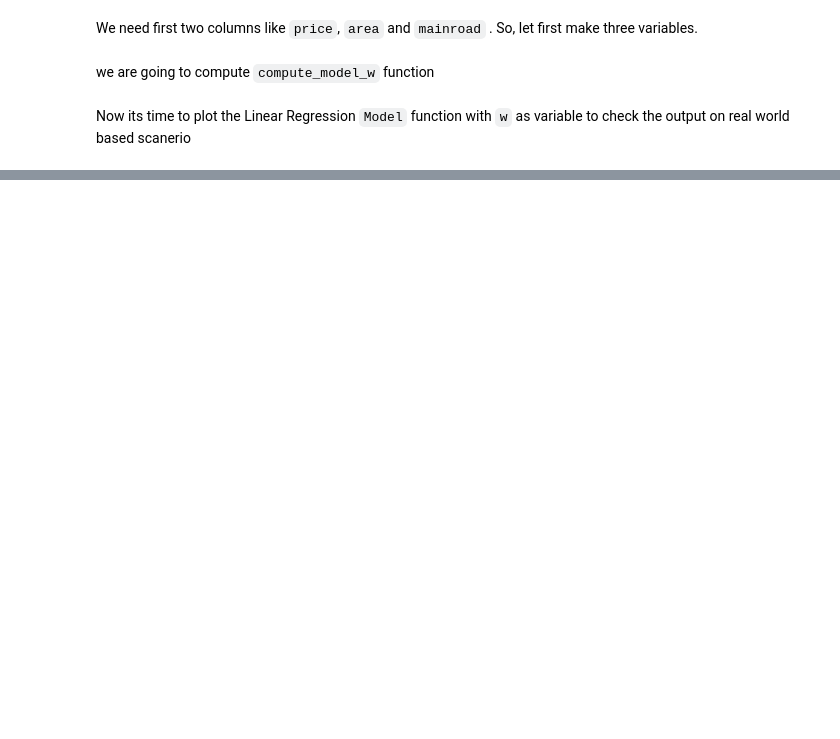
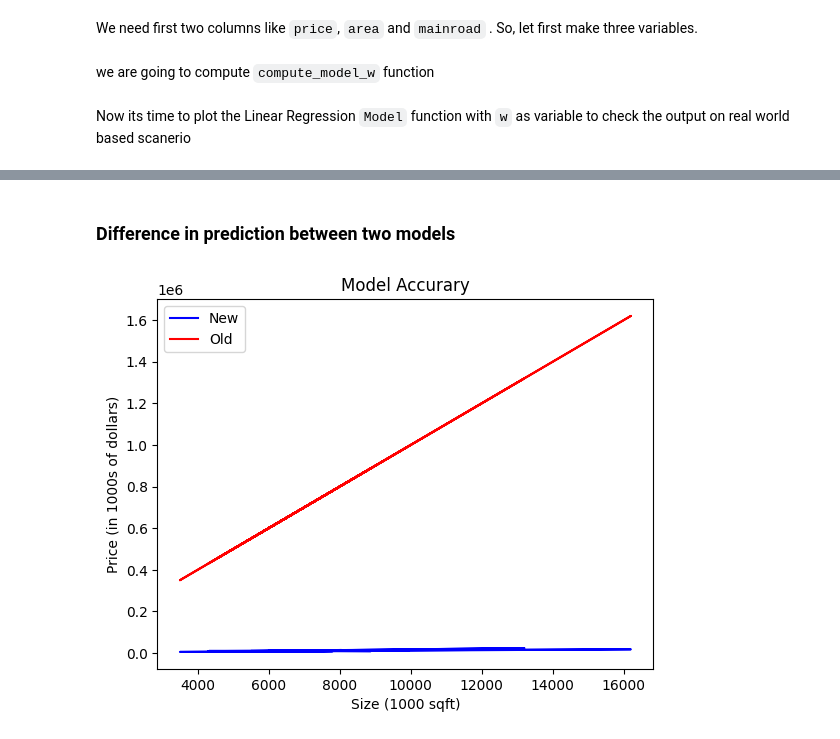
Before and after one commit to AhmedShafique313/sml_udemy, a Jupyter notebook: week4/w_linear_reg.ipynb, the cells around one changed output, grey strips where cells are left out. Drawn from its saved outputs; the diff is of its cells as text; code cells hidden in the pictures; blank space fills up the shorter version.

Commit message:
model difference

```diff
--- a/week4/w_linear_reg.ipynb
+++ b/week4/w_linear_reg.ipynb
@@ -79,0 +80,31 @@ plt.show()
+# %% [markdown]
+### Difference in prediction between two models
+# %%
+wf = 100
+# %%
+def compute_model_func(x, w, b):
+    # number of training examples
+    m = np.shape(x)[0]
+    f_wb = np.zeros(m)
+    for i in range(m):
+        f_wb[i] = w * x[i] + b
+    return f_wb
+# %%
+def compute_model_W(x, w, b):
+    m = np.shape(x)[0]
+    f_wb = np.zeros(m)
+    for i in range(m):
+        f_wb[i] = w[i]*x[i] + b
+    return f_wb
+# %%
+output = compute_model_W(x_train, w_train, b)
+output1 = compute_model_func(x_train, wf, b)
+plt.plot(x_train, output, c= 'b', label = 'New')
+plt.plot(x_train, output1, c= 'r', label = 'Old')
+plt.title("Model Accurary")
+plt.ylabel('Price (in 1000s of dollars)')
+plt.xlabel('Size (1000 sqft)')
+plt.legend()
+plt.show()
+# %% [output]
+[figure, added]
```
Also changed, not shown: parts of 4 cells of this notebook.
